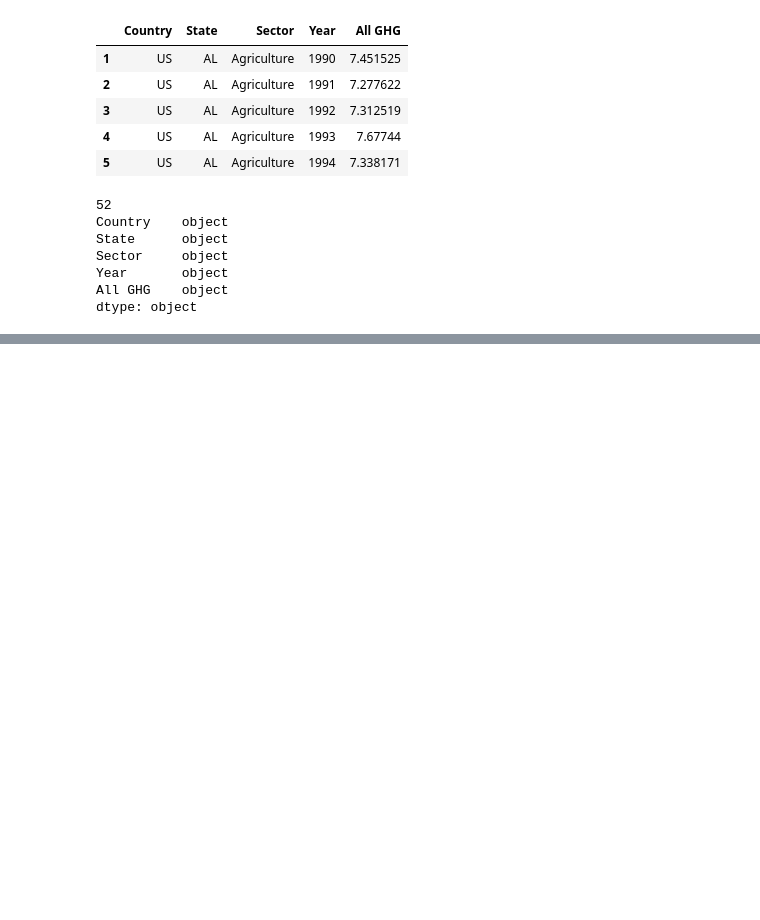
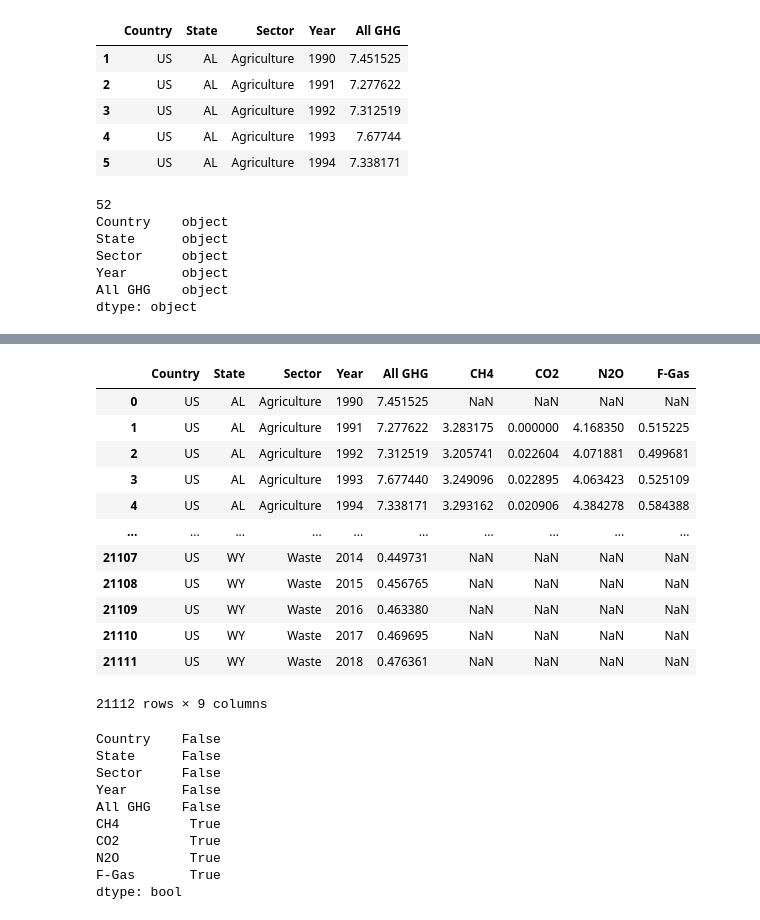
Before and after one commit to Michaelfr22/Final_Project, a Jupyter notebook: US_Emissions_1990_2018.ipynb, the cells around one changed output, grey strips where cells are left out. Drawn from its saved outputs; the diff is of its cells as text; code cells hidden in the pictures; blank space fills up the shorter version.

```diff
--- a/US_Emissions_1990_2018.ipynb
+++ b/US_Emissions_1990_2018.ipynb
@@ -322,0 +412,12 @@ rf_model.score(X_test_scaled, y_test)
+# %%
+#Stacks years & emissions
+us_co2 = co2_df.set_index(['Country', 'State', 'Sector']).stack()\
+.reset_index(name="CO2").rename(columns={'level_3': 'Year'})
+#drops first row because it was same info as column names
+us_co2 = us_co2.iloc[1:,:]
+us_co2 = us_co2[us_co2.Year != 'Gas']
+
+#converting Year into INT and gas type into FLOAT
+us_co2['Year'] = us_co2['Year'].astype(str).astype(int)
+us_co2['CO2'] = us_co2['CO2'].astype(str).astype(float)
+us_co2.head()
@@ -322,0 +431,4 @@ rf_model.score(X_test_scaled, y_test)
+# %%
+#Creates F-Gas Gas subset
+fgas_df = us_emi_df.loc[(us_emi_df['Gas'] == 'F-Gas')]
+fgas_df.head()
@@ -322,0 +443,12 @@ rf_model.score(X_test_scaled, y_test)
+# %%
+#Stacks years & emissions
+us_fgas = fgas_df.set_index(['Country', 'State', 'Sector']).stack()\
+.reset_index(name="F-Gas").rename(columns={'level_3': 'Year'})
+#drops first row because it was same info as column names
+us_fgas = us_fgas.iloc[1:,:]
+us_fgas = us_fgas[us_fgas.Year != 'Gas']
+
+#converting Year into INT and gas type into FLOAT
+us_fgas['Year'] = us_fgas['Year'].astype(str).astype(int)
+us_fgas['F-Gas'] = us_fgas['F-Gas'].astype(str).astype(float)
+us_fgas.head()
@@ -322,0 +462,4 @@ rf_model.score(X_test_scaled, y_test)
+# %%
+#Merge all DataFrames into one combined
+us_emi_df = us_ghg2.copy().reset_index(drop=True)
+us_emi_df
@@ -322,0 +480,32 @@ rf_model.score(X_test_scaled, y_test)
+# %%
+#Merge Gas Columns into dataframe
+us_emi_df['CH4'] = us_ch4['CH4']
+us_emi_df['CO2'] = us_co2['CO2']
+us_emi_df['N2O'] = us_n2o['N2O']
+us_emi_df['F-Gas'] = us_fgas['F-Gas']
+display(us_emi_df)
+print(us_emi_df.isnull().any())
+# %% [output]
+|  | Country | State | Sector | Year | All GHG | CH4 | CO2 | N2O | F-Gas |
+| 0 | US | AL | Agriculture | 1990 | 7.451525 | NaN | NaN | NaN | NaN |
+| 1 | US | AL | Agriculture | 1991 | 7.277622 | 3.283175 | 0.000000 | 4.168350 | 0.515225 |
+| 2 | US | AL | Agriculture | 1992 | 7.312519 | 3.205741 | 0.022604 | 4.071881 | 0.499681 |
+| 3 | US | AL | Agriculture | 1993 | 7.677440 | 3.249096 | 0.022895 | 4.063423 | 0.525109 |
+| 4 | US | AL | Agriculture | 1994 | 7.338171 | 3.293162 | 0.020906 | 4.384278 | 0.584388 |
+| ... | ... | ... | ... | ... | ... | ... | ... | ... | ... |
+| 21107 | US | WY | Waste | 2014 | 0.449731 | NaN | NaN | NaN | NaN |
+| 21108 | US | WY | Waste | 2015 | 0.456765 | NaN | NaN | NaN | NaN |
+| 21109 | US | WY | Waste | 2016 | 0.463380 | NaN | NaN | NaN | NaN |
+| 21110 | US | WY | Waste | 2017 | 0.469695 | NaN | NaN | NaN | NaN |
+| 21111 | US | WY | Waste | 2018 | 0.476361 | NaN | NaN | NaN | NaN |
+21112 rows × 9 columns
+Country    False
+State      False
+Sector     False
+Year       False
+All GHG    False
+CH4         True
+CO2         True
+N2O         True
+F-Gas       True
+dtype: bool
```
Also changed, not shown: parts of 28 cells of this notebook, 6 other files.
